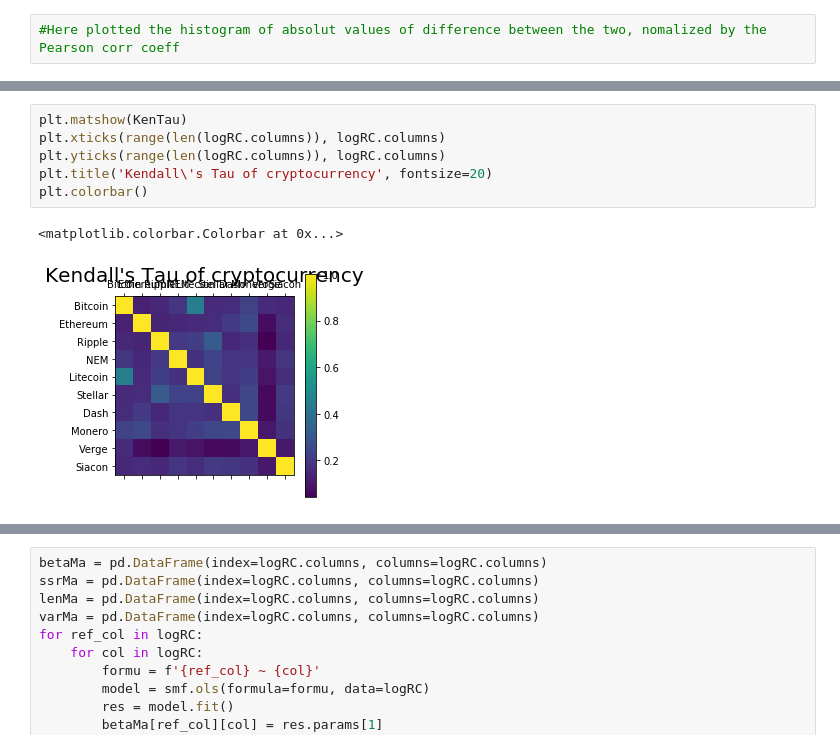
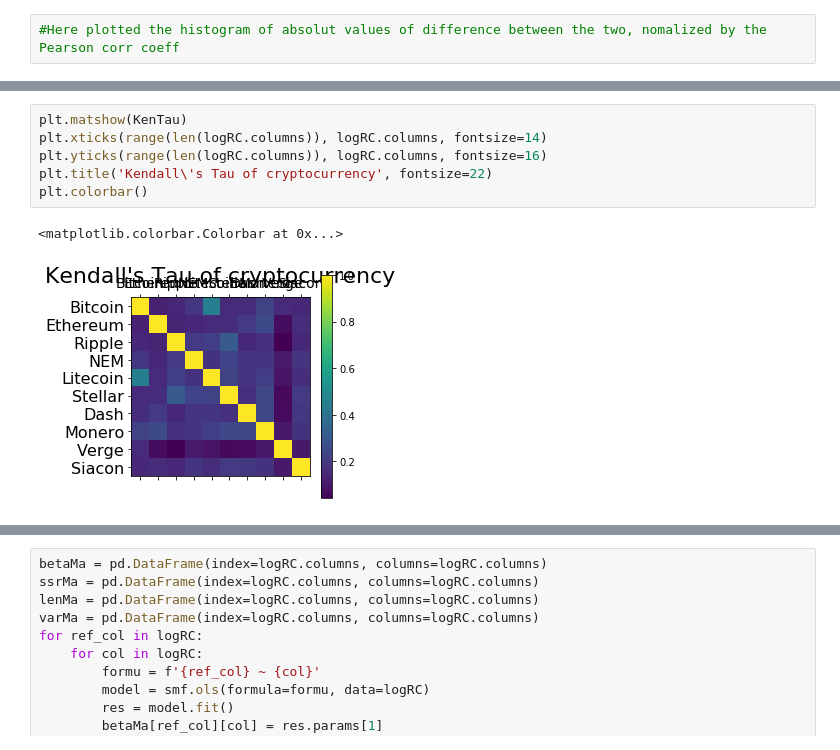
Before and after one commit to linsallyzhao/notebooks, a Jupyter notebook: FDS_assignment2/assignment2_part3.ipynb, the cells around one changed output, grey strips where cells are left out. Drawn from its saved outputs; the diff is of its cells as text.

```diff
--- a/FDS_assignment2/assignment2_part3.ipynb
+++ b/FDS_assignment2/assignment2_part3.ipynb
@@ -119,10 +135,10 @@ plt.colorbar()
 # %%
 plt.matshow(KenTau)
-plt.xticks(range(len(logRC.columns)), logRC.columns)
-plt.yticks(range(len(logRC.columns)), logRC.columns)
-plt.title('Kendall\'s Tau of cryptocurrency', fontsize=20)
+plt.xticks(range(len(logRC.columns)), logRC.columns, fontsize=14)
+plt.yticks(range(len(logRC.columns)), logRC.columns, fontsize=16)
+plt.title('Kendall\'s Tau of cryptocurrency', fontsize=22)
 plt.colorbar()
 # %% [output]
 <matplotlib.colorbar.Colorbar at 0x...>
-[figure, old version]
+[figure, new version]
 # %%
```
Also changed, not shown: parts of 29 cells of this notebook.
